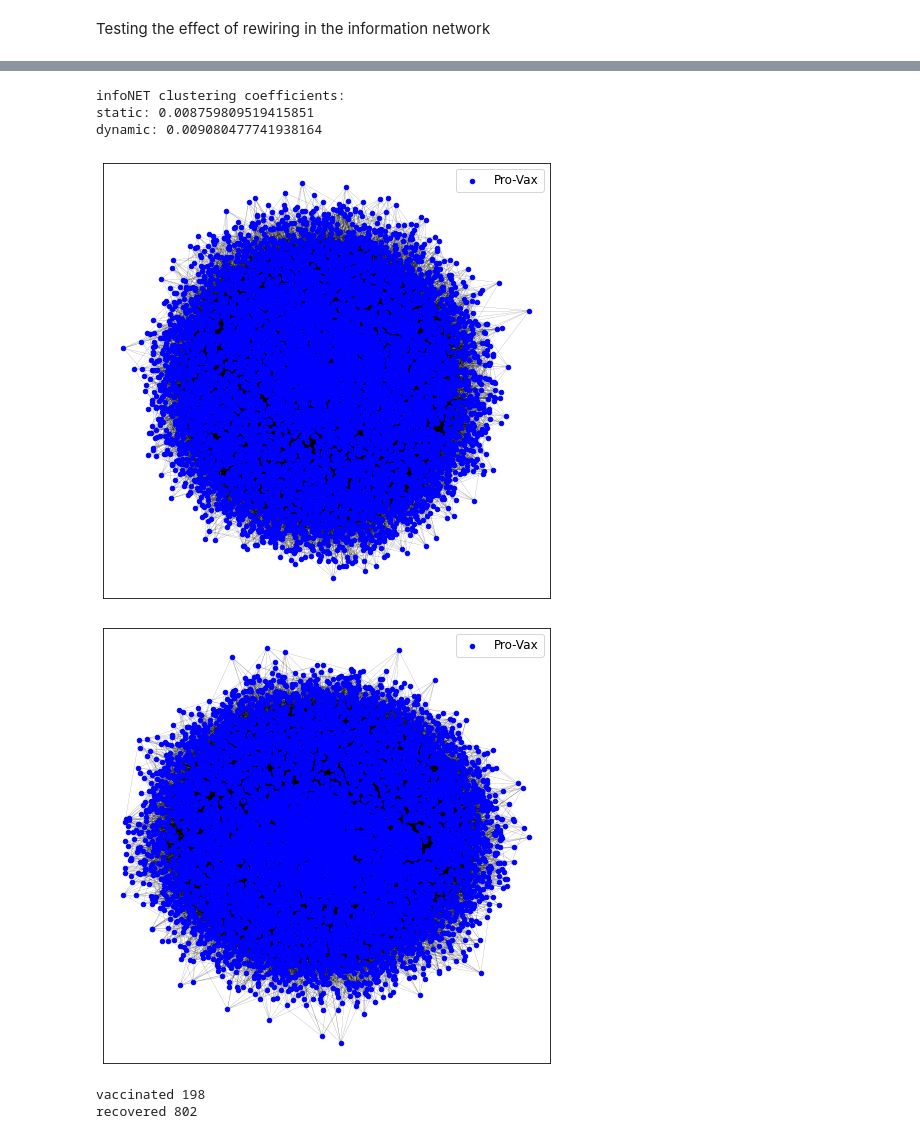
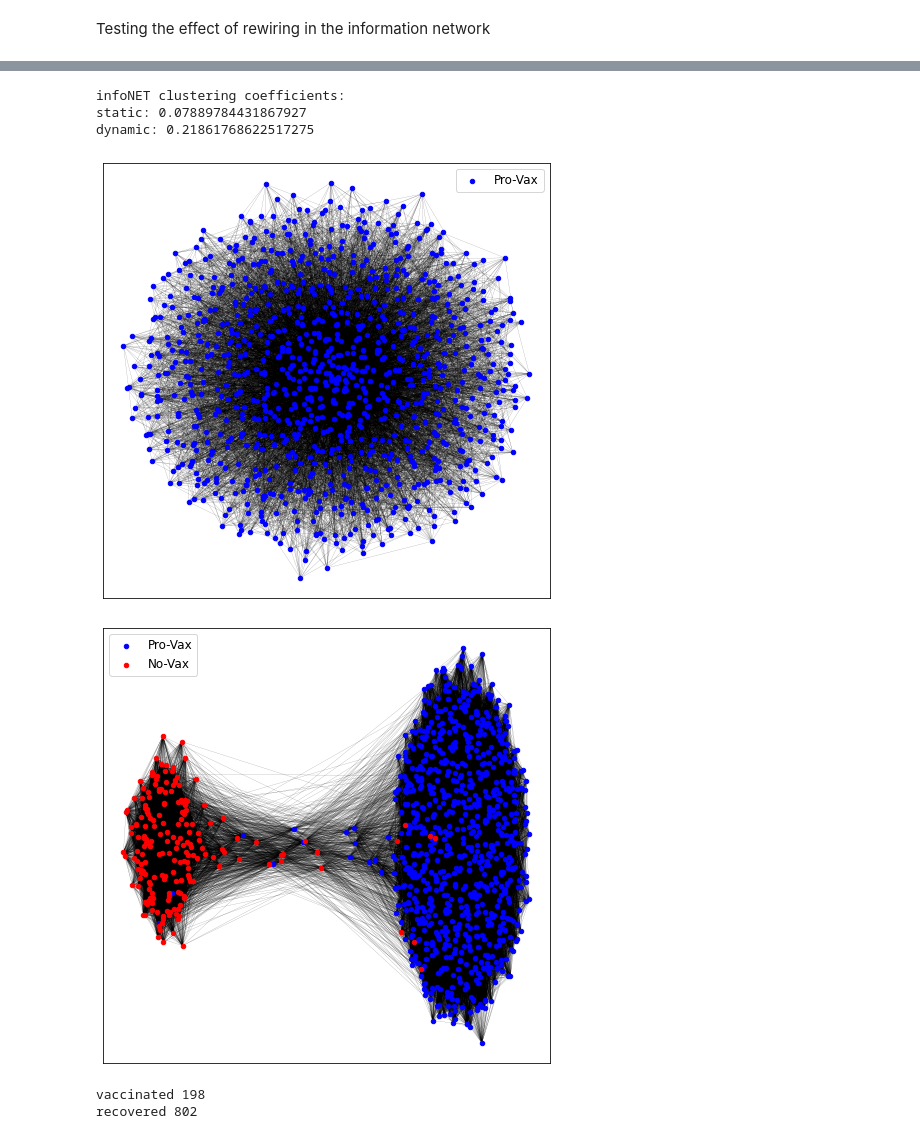
Before and after one commit to michelemcrudele/LDE-Project, a Jupyter notebook: notebook.ipynb, the cells around one changed output, grey strips where cells are left out. Saved outputs shown, nothing was run; the diff lists cells and outputs as text; code cells hidden in the pictures.

```diff
--- a/notebook.ipynb
+++ b/notebook.ipynb
@@ -11,18 +11,17 @@ import pandas as pd
 # %% [markdown]
 Testing the effect of rewiring in the information network
 # %%
-N = 10000 # number of nodes
-ave_degree = 15
+N = 1000 # number of nodes
+ave_degree = 30
 p = ave_degree / N  # edge probability
 initial_infecteds = np.random.choice(np.arange(N), size=5, replace=False)
-initial_no_vax = np.arange(100,105)
+initial_no_vax = np.arange(100, 300)
 #initial_no_vax = 300
-
 
 mu = 0.1       # recovery rate
 beta = 0.15    # infection rate
 pro = 0.      # rate of classical media influence on people
-pol = 0.2      # propensity of opinion polarization
+pol = 0.55      # propensity of opinion polarization
 p_sym = 0.     # prob for an infected person to have severe symptoms
 r = 0.1        # rate of vaccination for PV
 #gamma = 0.5
@@ -55,15 +54,15 @@ ax.set_xlim(0, 110)
 # %%
 print('infoNET clustering coefficients:')
 print('static:', nx.algorithms.cluster.average_clustering(G_info_static))
 print('dynamic:', nx.algorithms.cluster.average_clustering(G_info_dynamic))
-#utils.plot_info_network(G_info_static)
-#utils.plot_info_network(G_info_dynamic)
+utils.plot_info_network(G_info_static)
+utils.plot_info_network(G_info_dynamic)
 # %% [output]
 infoNET clustering coefficients:
-static: 0.008759809519415851
-dynamic: 0.009080477741938164
+static: 0.07889784431867927
+dynamic: 0.21861768622517275
-[figure, old version]
+[figure, new version]
-[figure, old version]
+[figure, new version]
 # %%
 vac = 0
 rec = 0
```
Also changed, not shown: parts of 6 cells of this notebook, 1 other file.
